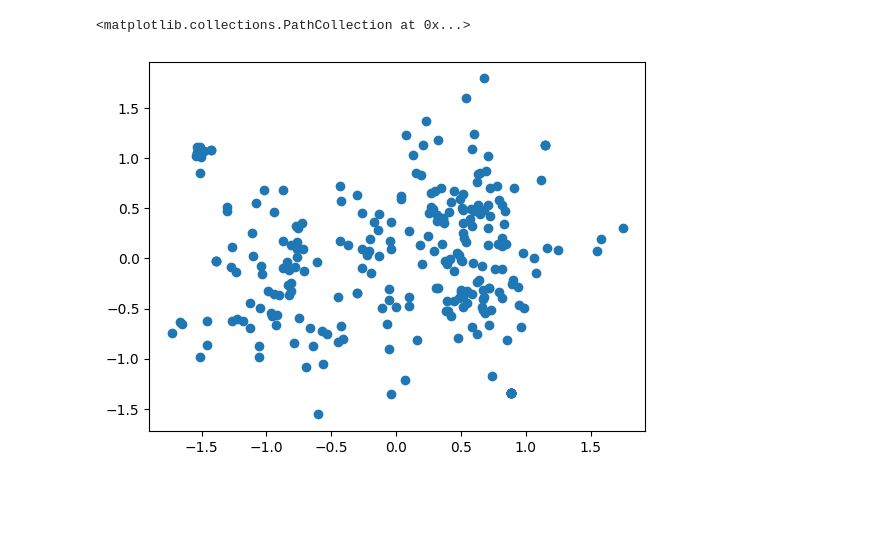
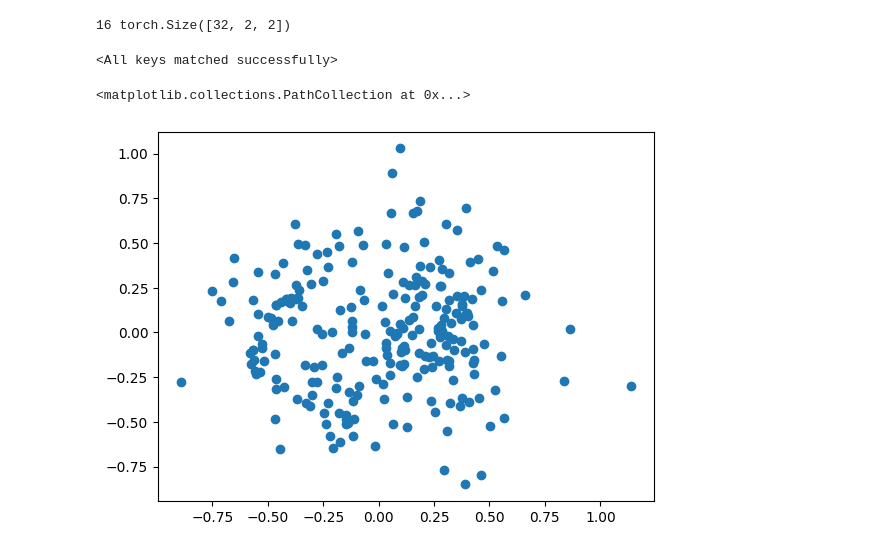
Before and after one commit to brendanbennett/flag-classifier, a Jupyter notebook: pca.ipynb, the cells around one changed output. Cells and saved outputs as stored; diff of their text form; code cells hidden in the pictures; blank space fills up the shorter version.

```diff
--- a/pca.ipynb
+++ b/pca.ipynb
@@ -9,16 +12,21 @@ from data import FlagDataset
 from utils import get_device
 # %%
 DEVICE = get_device()
-flag_dataset = FlagDataset("flags", device=DEVICE)
+flags_to_omit=["bq", "gb-nir", "sh", "sj", "bv", "bq", "mq", "gf", "nc", "re", "mf", "bl", "gp", "yt", "pm"]
+flag_dataset = FlagDataset("flags", device=DEVICE, flags_to_omit=flags_to_omit)
+flag_size = flag_dataset[0][0].shape[1]
 
-latent_size = 64
-encoder = Encoder(128, latent_size=latent_size).to(DEVICE)
+latent_size = 16
+encoder = Encoder(flag_size=flag_size, latent_size=latent_size).to(DEVICE)
 pre_flatten_size = encoder.pre_flatten_size
 print(latent_size, pre_flatten_size)
 decoder = Decoder(latent_size, pre_flatten_size).to(DEVICE)
 
 encoder.load_state_dict(torch.load("encoder.pth", weights_only=True))
 decoder.load_state_dict(torch.load("decoder.pth", weights_only=True))
+# %% [output]
+16 torch.Size([32, 2, 2])
+<All keys matched successfully>
 # %%
 latent_flags = [encoder(flag[0].unsqueeze(0))[0].detach().cpu().numpy() for flag in flag_dataset]
 countries = [flag[1] for flag in flag_dataset]
@@ -28,7 +36,6 @@ pca_flags = pca.fit_transform(latent_flags)
 # %%
 
 plt.scatter(pca_flags[:, 0], pca_flags[:, 1])
-sample_grid =
 # %% [output]
 <matplotlib.collections.PathCollection at 0x...>
-[figure, old version]
+[figure, new version]
```
Also changed, not shown: parts of 4 cells of this notebook, 3 other files.
